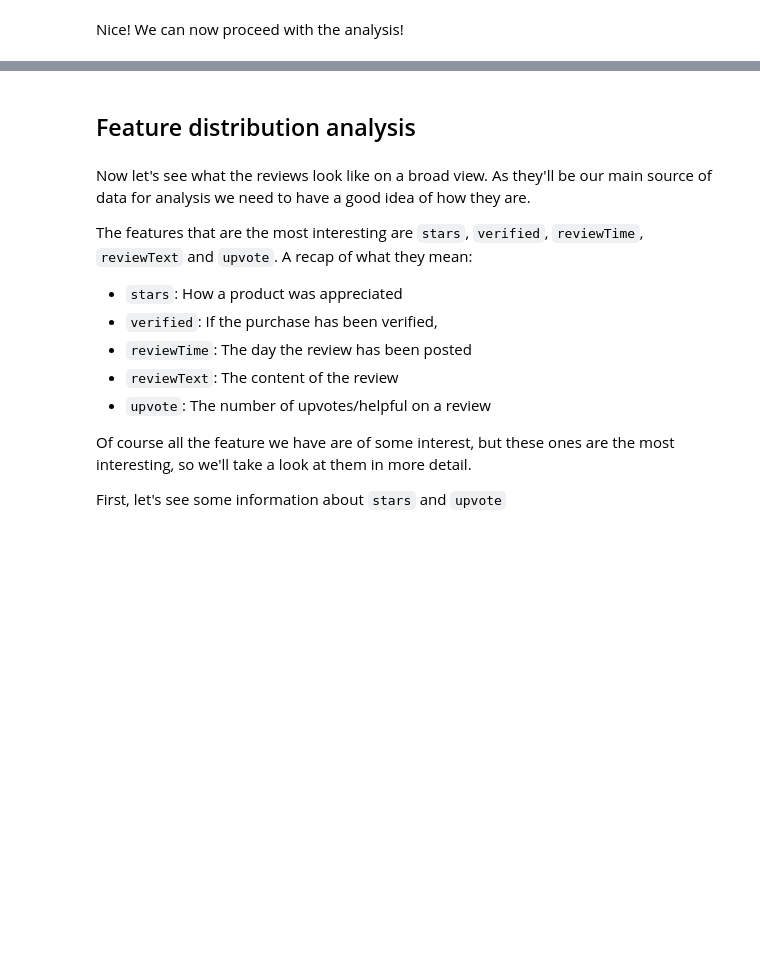
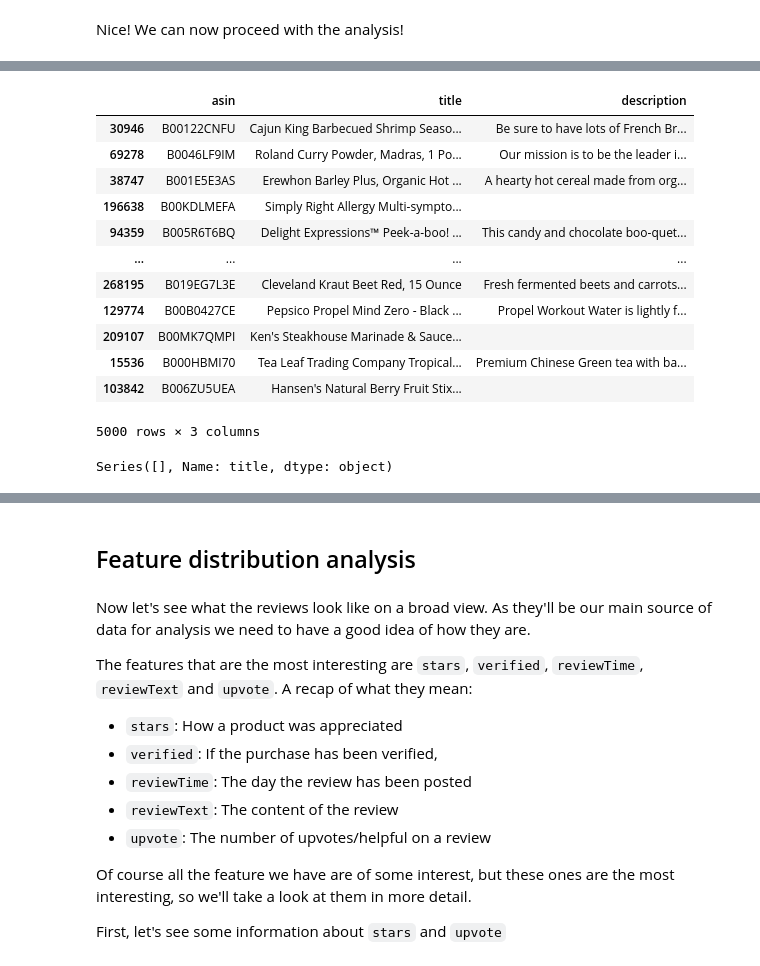
Before and after one commit to JulesssG/ADA-project, a Jupyter notebook: milestone_2.ipynb, the cells around one changed output, grey strips where cells are left out. Drawn from its saved outputs; the diff is of its cells as text; code cells hidden in the pictures; blank space fills up the shorter version.

```diff
--- a/milestone_2.ipynb
+++ b/milestone_2.ipynb
@@ -308,0 +336,21 @@ Nice! We can now proceed with the analysis!
+# %%
+sample = to_label.sample(5000, random_state=912)
+sample
+# %% [output]
+|  | asin | title | description |
+| 30946 | B00122CNFU | Cajun King Barbecued Shrimp Seaso... | Be sure to have lots of French Br... |
+| 69278 | B0046LF9IM | Roland Curry Powder, Madras, 1 Po... | Our mission is to be the leader i... |
+| 38747 | B001E5E3AS | Erewhon Barley Plus, Organic Hot ... | A hearty hot cereal made from org... |
+| 196638 | B00KDLMEFA | Simply Right Allergy Multi-sympto... |  |
+| 94359 | B005R6T6BQ | Delight Expressions™ Peek-a-boo! ... | This candy and chocolate boo-quet... |
+| ... | ... | ... | ... |
+| 268195 | B019EG7L3E | Cleveland Kraut Beet Red, 15 Ounce | Fresh fermented beets and carrots... |
+| 129774 | B00B0427CE | Pepsico Propel Mind Zero - Black ... | Propel Workout Water is lightly f... |
+| 209107 | B00MK7QMPI | Ken's Steakhouse Marinade & Sauce... |  |
+| 15536 | B000HBMI70 | Tea Leaf Trading Company Tropical... | Premium Chinese Green tea with ba... |
+| 103842 | B006ZU5UEA | Hansen's Natural Berry Fruit Stix... |  |
+5000 rows × 3 columns
+# %%
+sample["title"][sample["title"].str.contains('function', regex=False)]
+# %% [output]
+Series([], Name: title, dtype: object)
```
Also changed, not shown: parts of 43 cells of this notebook.
